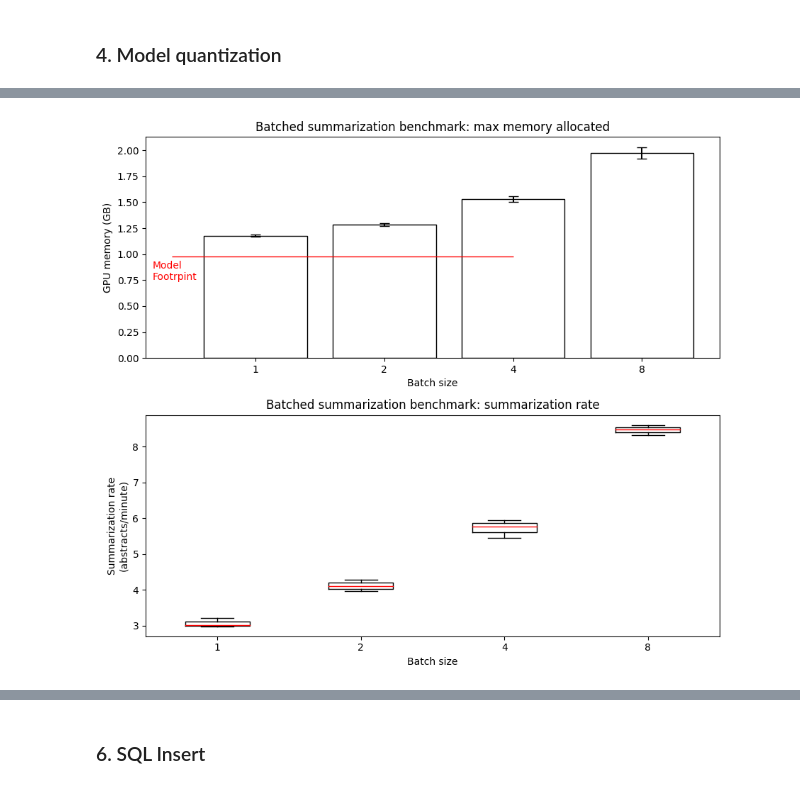
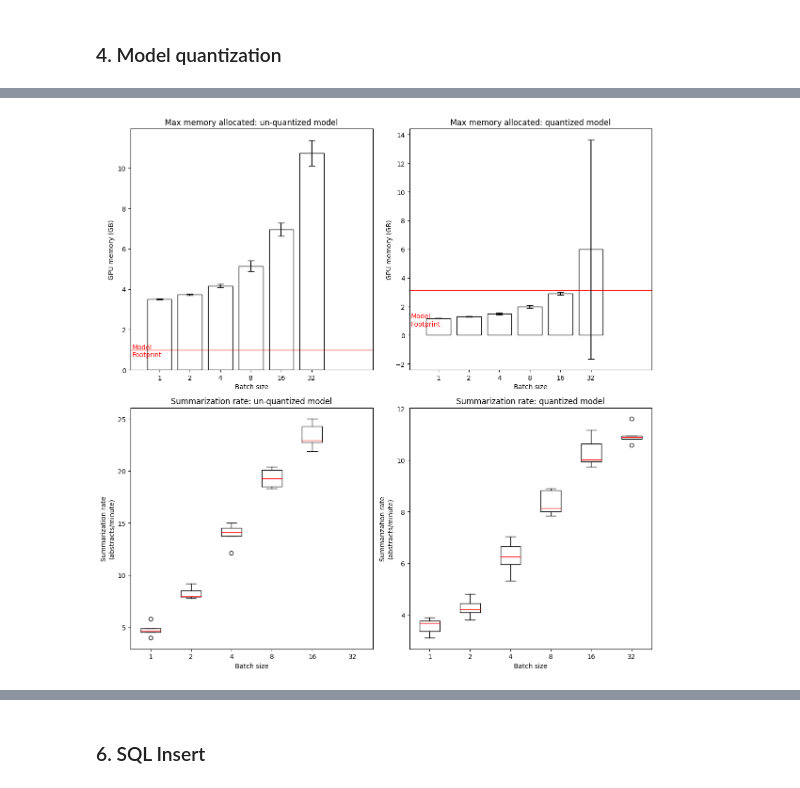
Before and after one commit to gperdrizet/PUBSUM, a Jupyter notebook: pubsum/notebooks/benchmarking_results.ipynb, the cells around one changed output, grey strips where cells are left out. Cells and saved outputs as stored; diff of their text form; code cells hidden in the pictures.

```diff
--- a/pubsum/notebooks/benchmarking_results.ipynb
+++ b/pubsum/notebooks/benchmarking_results.ipynb
@@ -192,42 +159,86 @@ data.head()
 # %%
-data = pd.read_csv('../benchmarks/batched_inference/results.csv')
+data = pd.read_csv('../benchmarks/batched_summarization/results.csv')
+
+data = data[data['summarization rate (abstracts/sec.)'].str.contains('OOM')==False]
+data.reset_index(inplace=True, drop=True)
+
+data['quantization'] = data['quantization'].astype(str)
+data['summarization time (sec.)'] = data['summarization time (sec.)'].astype(float)
+data['summarization rate (abstracts/sec.)'] = data['summarization rate (abstracts/sec.)'].astype(float)
+data['model GPU memory footprint (bytes)'] = data['model GPU memory footprint (bytes)'].astype(int)
+data['max memory allocated (bytes)'] = data['max memory allocated (bytes)'].astype(int)
+
 data['summarization rate (abstracts/min.)'] = data['summarization rate (abstracts/sec.)'] * 60
 data['max memory allocated (GB)'] = data['max memory allocated (bytes)'] / 10 ** 9
 
-fig, axs = plt.subplots(2, 1, figsize=(9, 8), tight_layout=True)
+fig, axs = plt.subplots(2, 2, figsize=(12, 12), tight_layout=True)
 
-mean_max_memory_data = data[['batch size', 'max memory allocated (GB)']].groupby('batch size').mean()
-std_max_memory_data = data[['batch size', 'max memory allocated (GB)']].groupby('batch size').std()
+unquantized_data = data[data['quantization'] == 'none']
 
-axs[0].set_title('Batched summarization benchmark: max memory allocated')
-axs[0].set_xlabel('Batch size')
-axs[0].set_ylabel('GPU memory (GB)')
-axs[0].hlines(y=974903296 / 10 ** 9, xmin=-0.65, xmax=2, linewidth=1, color='r')
-axs[0].annotate('Model\nFootprint', xy=(-0.8, 0.75), color='red')
-axs[0].bar(
+mean_max_memory_data = unquantized_data[['batch size', 'max memory allocated (GB)']].groupby('batch size').mean()
+std_max_memory_data = unquantized_data[['batch size', 'max memory allocated (GB)']].groupby('batch size').std()
+
+axs[0, 0].set_title('Max memory allocated: un-quantized model')
+axs[0, 0].set_xlabel('Batch size')
+axs[0, 0].set_ylabel('GPU memory (GB)')
+axs[0, 0].set_xlim([-0.95, 7])
+axs[0, 0].hlines(y=974903296 / 10 ** 9, xmin=-0.95, xmax=7, linewidth=1, color='r')
+axs[0, 0].annotate('Model\nFootprint', xy=(-0.9, 0.65), color='red')
+axs[0, 0].bar(
     x=list(range(len(mean_max_memory_data['max memory allocated (GB)']))),
     height=mean_max_memory_data['max memory allocated (GB)'],
     yerr=std_max_memory_data['max memory allocated (GB)'] * 3,
     capsize=5,
     tick_label=mean_max_memory_data.index,
     color='black',
     fill=False
 )
 
-rate_data = data[['replicate', 'batch size', 'summarization rate (abstracts/min.)']]
-rate_data = data.pivot(index='replicate', columns='batch size', values='summarization rate (abstracts/min.)')
+rate_data = unquantized_data[['replicate', 'batch size', 'summarization rate (abstracts/min.)']]
+rate_data = rate_data.pivot(index='replicate', columns='batch size', values='summarization rate (abstracts/min.)')
 
-axs[1].set_title('Batched summarization benchmark: summarization rate')
-axs[1].set_xlabel('Batch size')
-axs[1].set_ylabel('Summarization rate\n(abstracts/minute)')
-axs[1].boxplot(
+axs[1, 0].set_title('Summarization rate: un-quantized model')
+axs[1, 0].set_xlabel('Batch size')
+axs[1, 0].set_ylabel('Summarization rate\n(abstracts/minute)')
+axs[1, 0].boxplot(
+    rate_data,
+    labels=rate_data.columns,
+    medianprops=dict(color='red')
+)
+
+quantized_data = data[data['quantization'] == 'four bit']
+
+mean_max_memory_data = quantized_data[['batch size', 'max memory allocated (GB)']].groupby('batch size').mean()
+std_max_memory_data = quantized_data[['batch size', 'max memory allocated (GB)']].groupby('batch size').std()
+
+axs[0, 1].set_title('Max memory allocated: quantized model')
+axs[0, 1].set_xlabel('Batch size')
+axs[0, 1].set_ylabel('GPU memory (GB)')
+axs[0, 1].set_xlim([-0.95, 7])
+axs[0, 1].hlines(y=3132600320 / 10 ** 9, xmin=-0.95, xmax=7, linewidth=1, color='r')
+axs[0, 1].annotate('Model\nFootprint', xy=(-0.9, 0.65), color='red')
+axs[0, 1].bar(
+    x=list(range(len(mean_max_memory_data['max memory allocated (GB)']))),
+    height=mean_max_memory_data['max memory allocated (GB)'],
+    yerr=std_max_memory_data['max memory allocated (GB)'] * 3,
+    capsize=5,
+    tick_label=mean_max_memory_data.index,
+    color='black',
+    fill=False
+)
+
+rate_data = quantized_data[['replicate', 'batch size', 'summarization rate (abstracts/min.)']]
+rate_data = quantized_data.pivot(index='replicate', columns='batch size', values='summarization rate (abstracts/min.)')
+
+axs[1, 1].set_title('Summarization rate: quantized model')
+axs[1, 1].set_xlabel('Batch size')
+axs[1, 1].set_ylabel('Summarization rate\n(abstracts/minute)')
+axs[1, 1].boxplot(
     rate_data,
     labels=rate_data.columns,
     medianprops=dict(color='red')
 )
 
 plt.show()
-
-data.head()
 # %% [output]
-[figure, old version]
+[figure, new version]
```
Also changed, not shown: parts of 9 cells of this notebook, 3 other files.
